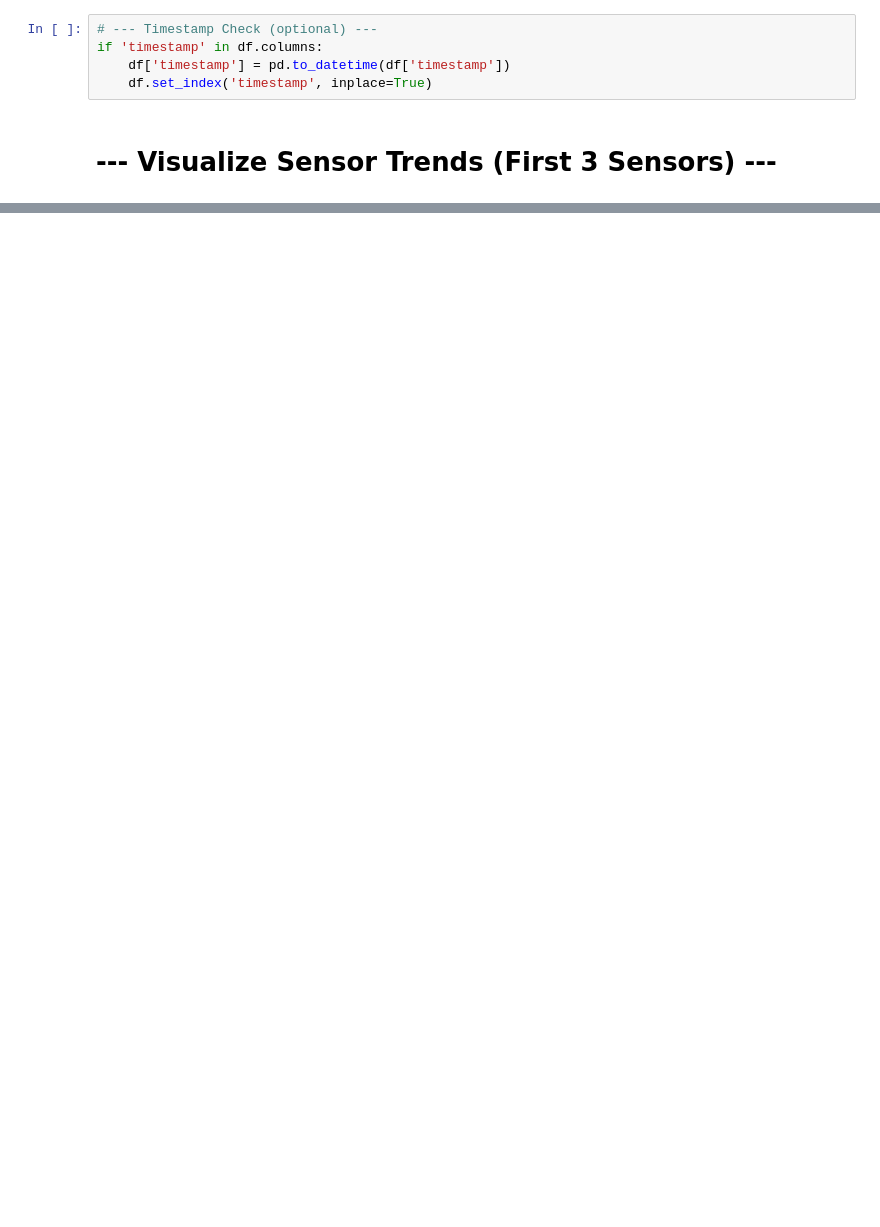
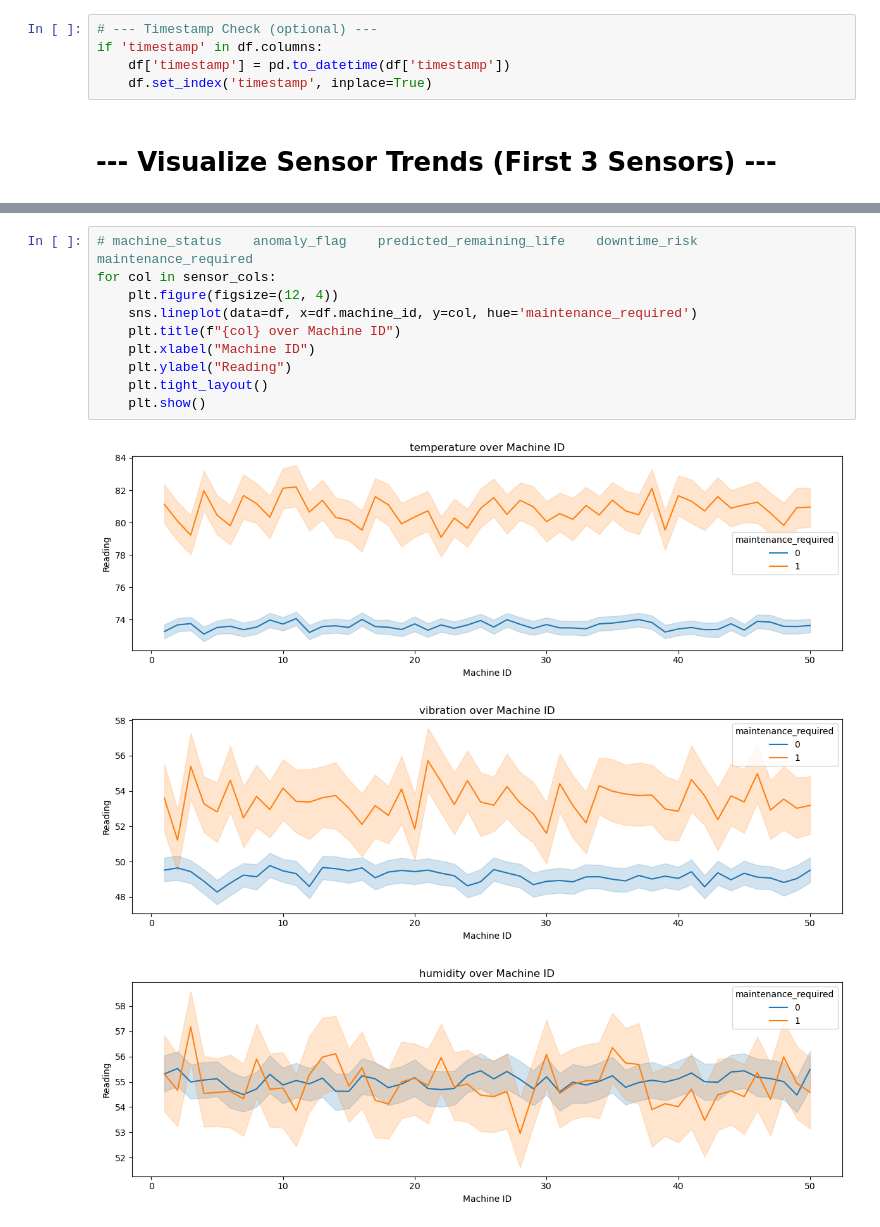
Before and after one commit to alexandrosSamartzis/iot-telemetry-demo, a Jupyter notebook: notebooks/eda.ipynb, the cells around one changed output, grey strips where cells are left out. Cells and saved outputs as stored; diff of their text form; blank space fills up the shorter version.

```diff
--- a/notebooks/eda.ipynb
+++ b/notebooks/eda.ipynb
@@ -91,0 +202,14 @@ plt.show()
+# %%
+# machine_status	anomaly_flag	predicted_remaining_life	downtime_risk	maintenance_required
+for col in sensor_cols:
+    plt.figure(figsize=(12, 4))
+    sns.lineplot(data=df, x=df.machine_id, y=col, hue='maintenance_required')
+    plt.title(f"{col} over Machine ID")
+    plt.xlabel("Machine ID")
+    plt.ylabel("Reading")
+    plt.tight_layout()
+    plt.show()
+# %% [output]
+[figure, added]
+[figure, added]
+[figure, added]
```
Also changed, not shown: parts of 10 cells of this notebook, 6 other files.
